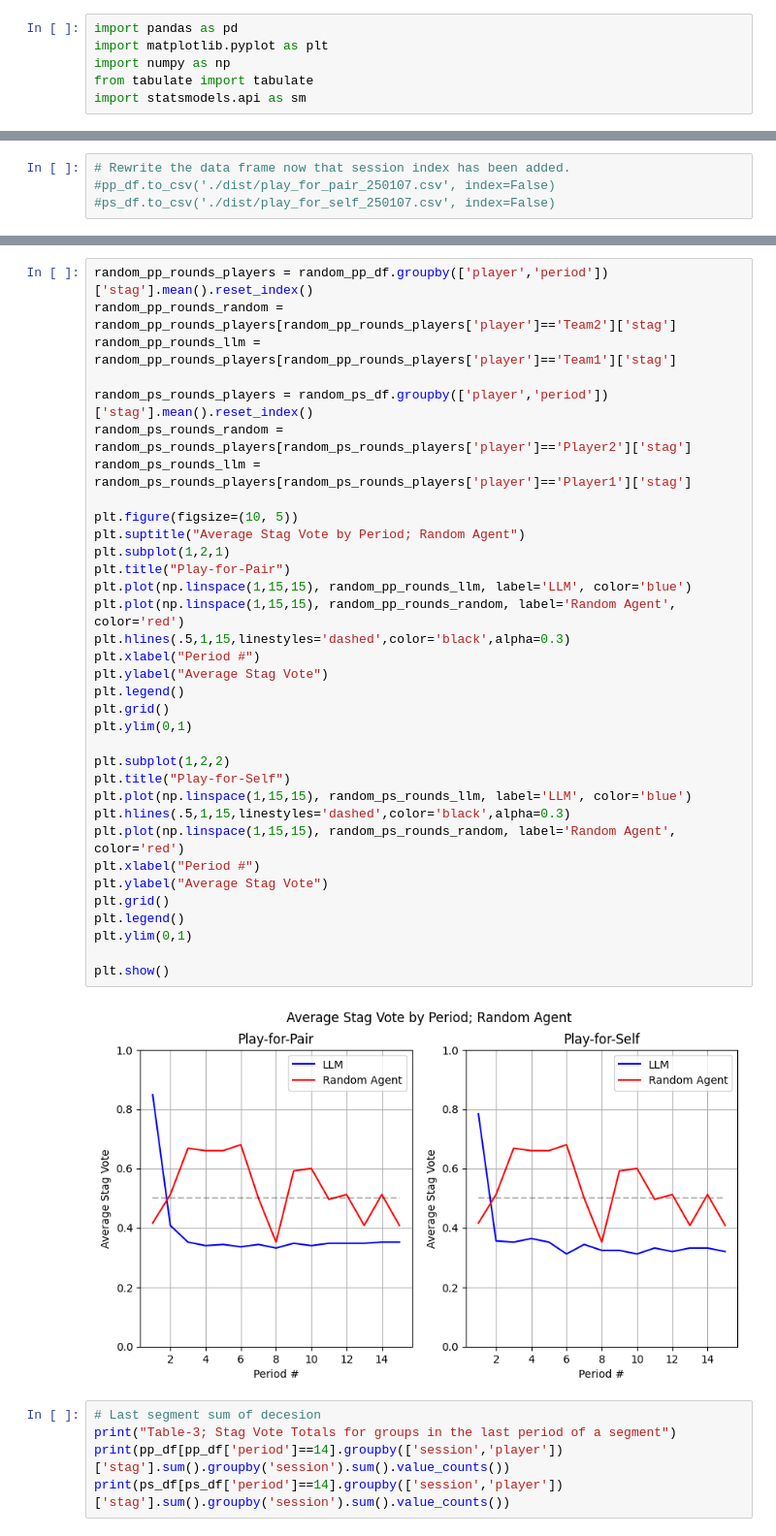
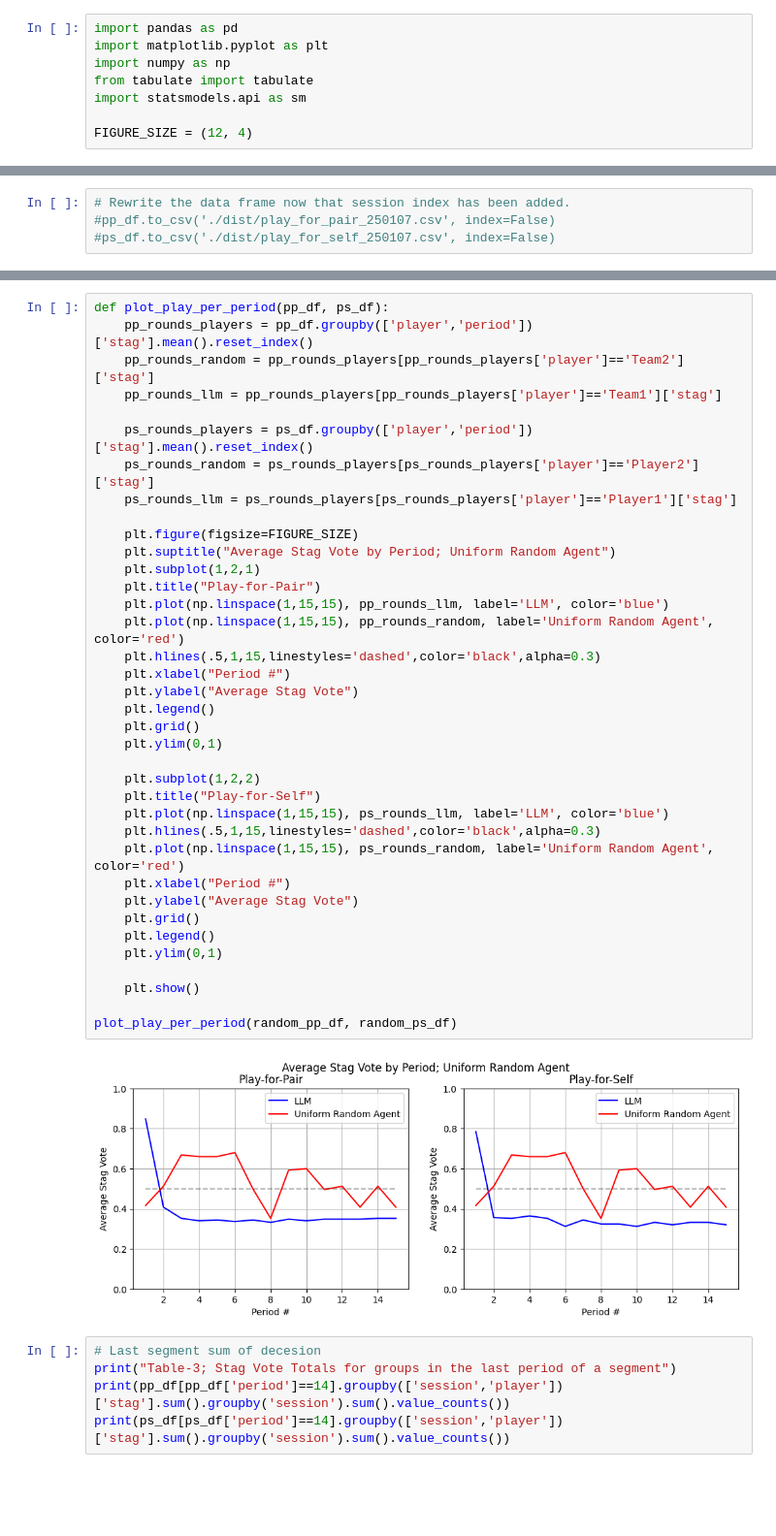
Before and after one commit to Tsangares/llm_responsibility, a Jupyter notebook: replication.ipynb, the cells around one changed output, grey strips where cells are left out. Shown at 97% size. Drawn from its saved outputs; the diff is of its cells as text; blank space fills up the shorter version.

```diff
--- a/replication.ipynb
+++ b/replication.ipynb
@@ -8,6 +8,8 @@ import matplotlib.pyplot as plt
 import numpy as np
 from tabulate import tabulate
 import statsmodels.api as sm
+
+FIGURE_SIZE = (12, 4)
 # %%
 # Running large dataset # 1
 #pp_df = pd.read_csv('./dist/pp_df_1734392696.csv')
@@ -242,39 +342,42 @@ plt.legend()
 # %%
-random_pp_rounds_players = random_pp_df.groupby(['player','period'])['stag'].mean().reset_index()
-random_pp_rounds_random = random_pp_rounds_players[random_pp_rounds_players['player']=='Team2']['stag']
-random_pp_rounds_llm = random_pp_rounds_players[random_pp_rounds_players['player']=='Team1']['stag']
+def plot_play_per_period(pp_df, ps_df):
+    pp_rounds_players = pp_df.groupby(['player','period'])['stag'].mean().reset_index()
+    pp_rounds_random = pp_rounds_players[pp_rounds_players['player']=='Team2']['stag']
+    pp_rounds_llm = pp_rounds_players[pp_rounds_players['player']=='Team1']['stag']
 
-random_ps_rounds_players = random_ps_df.groupby(['player','period'])['stag'].mean().reset_index()
-random_ps_rounds_random = random_ps_rounds_players[random_ps_rounds_players['player']=='Player2']['stag']
-random_ps_rounds_llm = random_ps_rounds_players[random_ps_rounds_players['player']=='Player1']['stag']
+    ps_rounds_players = ps_df.groupby(['player','period'])['stag'].mean().reset_index()
+    ps_rounds_random = ps_rounds_players[ps_rounds_players['player']=='Player2']['stag']
+    ps_rounds_llm = ps_rounds_players[ps_rounds_players['player']=='Player1']['stag']
 
-plt.figure(figsize=(10, 5))
-plt.suptitle("Average Stag Vote by Period; Random Agent")
-plt.subplot(1,2,1)
-plt.title("Play-for-Pair")
-plt.plot(np.linspace(1,15,15), random_pp_rounds_llm, label='LLM', color='blue')
-plt.plot(np.linspace(1,15,15), random_pp_rounds_random, label='Random Agent', color='red')
-plt.hlines(.5,1,15,linestyles='dashed',color='black',alpha=0.3)
-plt.xlabel("Period #")
-plt.ylabel("Average Stag Vote")
-plt.legend()
-plt.grid()
-plt.ylim(0,1)
+    plt.figure(figsize=FIGURE_SIZE)
+    plt.suptitle("Average Stag Vote by Period; Uniform Random Agent")
+    plt.subplot(1,2,1)
+    plt.title("Play-for-Pair")
+    plt.plot(np.linspace(1,15,15), pp_rounds_llm, label='LLM', color='blue')
+    plt.plot(np.linspace(1,15,15), pp_rounds_random, label='Uniform Random Agent', color='red')
+    plt.hlines(.5,1,15,linestyles='dashed',color='black',alpha=0.3)
+    plt.xlabel("Period #")
+    plt.ylabel("Average Stag Vote")
+    plt.legend()
+    plt.grid()
+    plt.ylim(0,1)
 
-plt.subplot(1,2,2)
-plt.title("Play-for-Self")
-plt.plot(np.linspace(1,15,15), random_ps_rounds_llm, label='LLM', color='blue')
-plt.hlines(.5,1,15,linestyles='dashed',color='black',alpha=0.3)
-plt.plot(np.linspace(1,15,15), random_ps_rounds_random, label='Random Agent', color='red')
-plt.xlabel("Period #")
-plt.ylabel("Average Stag Vote")
-plt.grid()
-plt.legend()
-plt.ylim(0,1)
+    plt.subplot(1,2,2)
+    plt.title("Play-for-Self")
+    plt.plot(np.linspace(1,15,15), ps_rounds_llm, label='LLM', color='blue')
+    plt.hlines(.5,1,15,linestyles='dashed',color='black',alpha=0.3)
+    plt.plot(np.linspace(1,15,15), ps_rounds_random, label='Uniform Random Agent', color='red')
+    plt.xlabel("Period #")
+    plt.ylabel("Average Stag Vote")
+    plt.grid()
+    plt.legend()
+    plt.ylim(0,1)
 
-plt.show()
+    plt.show()
+
+plot_play_per_period(random_pp_df, random_ps_df)
 # %% [output]
-[figure, old version]
+[figure, new version]
 # %%
 # Last segment sum of decesion
 print("Table-3; Stag Vote Totals for groups in the last period of a segment")
```
Also changed, not shown: parts of 16 cells of this notebook, 35 other files.
